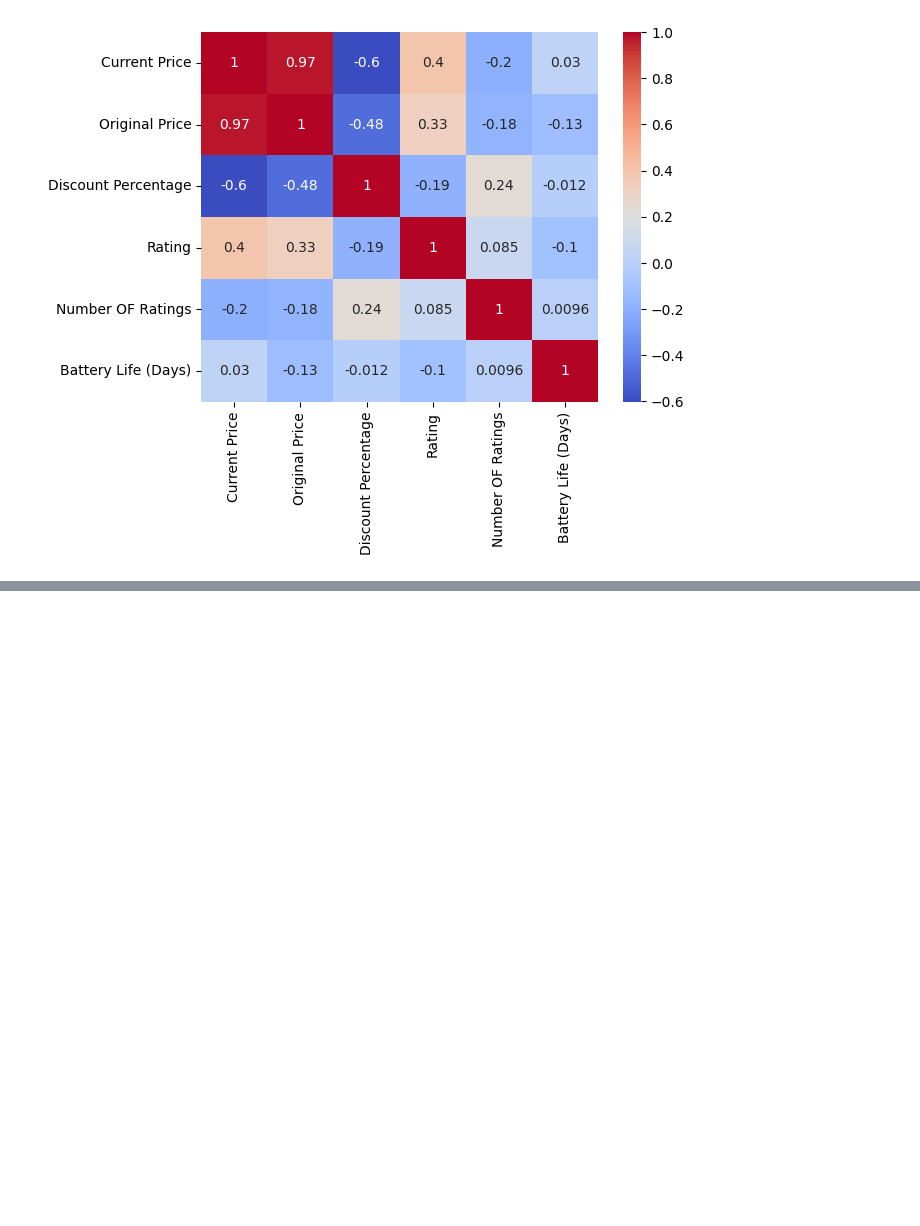
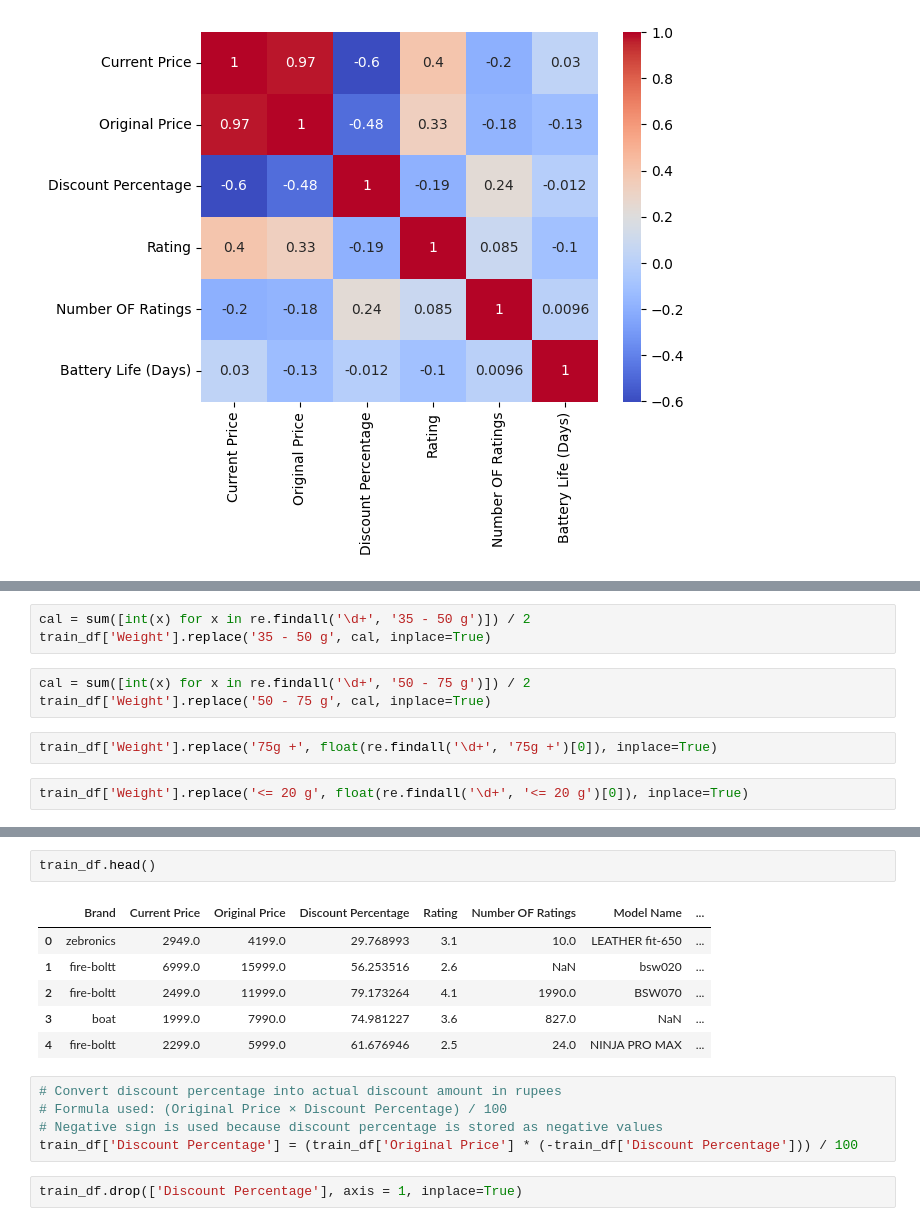
Before and after one commit to sukriti-waani/Machine-Learning, a Jupyter notebook: 2-Linear_Regression/2.8-Project_Fitness_Trackers/main.ipynb, the cells around one changed output, grey strips where cells are left out. Drawn from its saved outputs; the diff is of its cells as text; blank space fills up the shorter version.

```diff
--- a/2-Linear_Regression/2.8-Project_Fitness_Trackers/main.ipynb
+++ b/2-Linear_Regression/2.8-Project_Fitness_Trackers/main.ipynb
@@ -277,0 +367,10 @@ plt.show()
+# %%
+cal = sum([int(x) for x in re.findall('\d+', '35 - 50 g')]) / 2
+train_df['Weight'].replace('35 - 50 g', cal, inplace=True)
+# %%
+cal = sum([int(x) for x in re.findall('\d+', '50 - 75 g')]) / 2
+train_df['Weight'].replace('50 - 75 g', cal, inplace=True)
+# %%
+train_df['Weight'].replace('75g +', float(re.findall('\d+', '75g +')[0]), inplace=True)
+# %%
+train_df['Weight'].replace('<= 20 g', float(re.findall('\d+', '<= 20 g')[0]), inplace=True)
@@ -277,0 +408,16 @@ plt.show()
+# %%
+train_df.head()
+# %% [output]
+|  | Brand | Current Price | Original Price | Discount Percentage | Rating | Number OF Ratings | Model Name | ... |
+| 0 | zebronics | 2949.0 | 4199.0 | 29.768993 | 3.1 | 10.0 | LEATHER fit-650 | ... |
+| 1 | fire-boltt | 6999.0 | 15999.0 | 56.253516 | 2.6 | NaN | bsw020 | ... |
+| 2 | fire-boltt | 2499.0 | 11999.0 | 79.173264 | 4.1 | 1990.0 | BSW070 | ... |
+| 3 | boat | 1999.0 | 7990.0 | 74.981227 | 3.6 | 827.0 | NaN | ... |
+| 4 | fire-boltt | 2299.0 | 5999.0 | 61.676946 | 2.5 | 24.0 | NINJA PRO MAX | ... |
+# %%
+# Convert discount percentage into actual discount amount in rupees
+# Formula used: (Original Price × Discount Percentage) / 100
+# Negative sign is used because discount percentage is stored as negative values
+train_df['Discount Percentage'] = (train_df['Original Price'] * (-train_df['Discount Percentage'])) / 100
+# %%
+train_df.drop(['Discount Percentage'], axis = 1, inplace=True)
```
Also changed, not shown: parts of 35 cells of this notebook.
